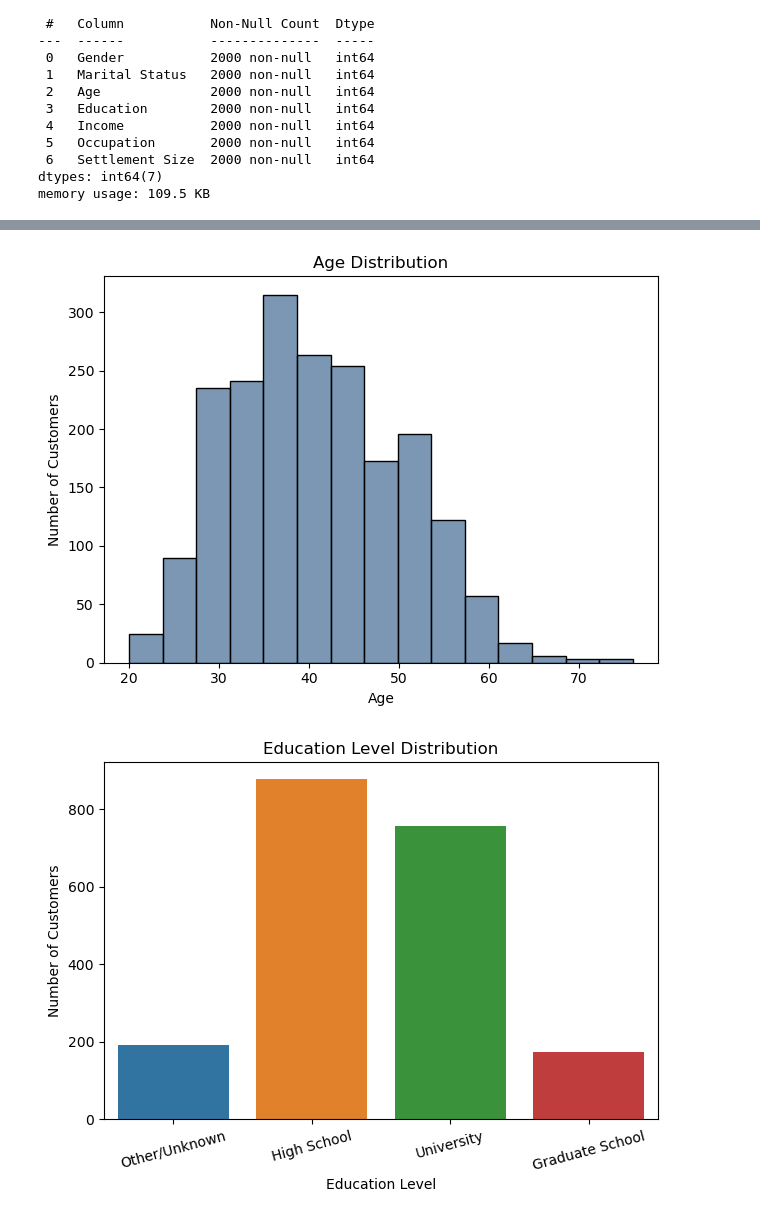
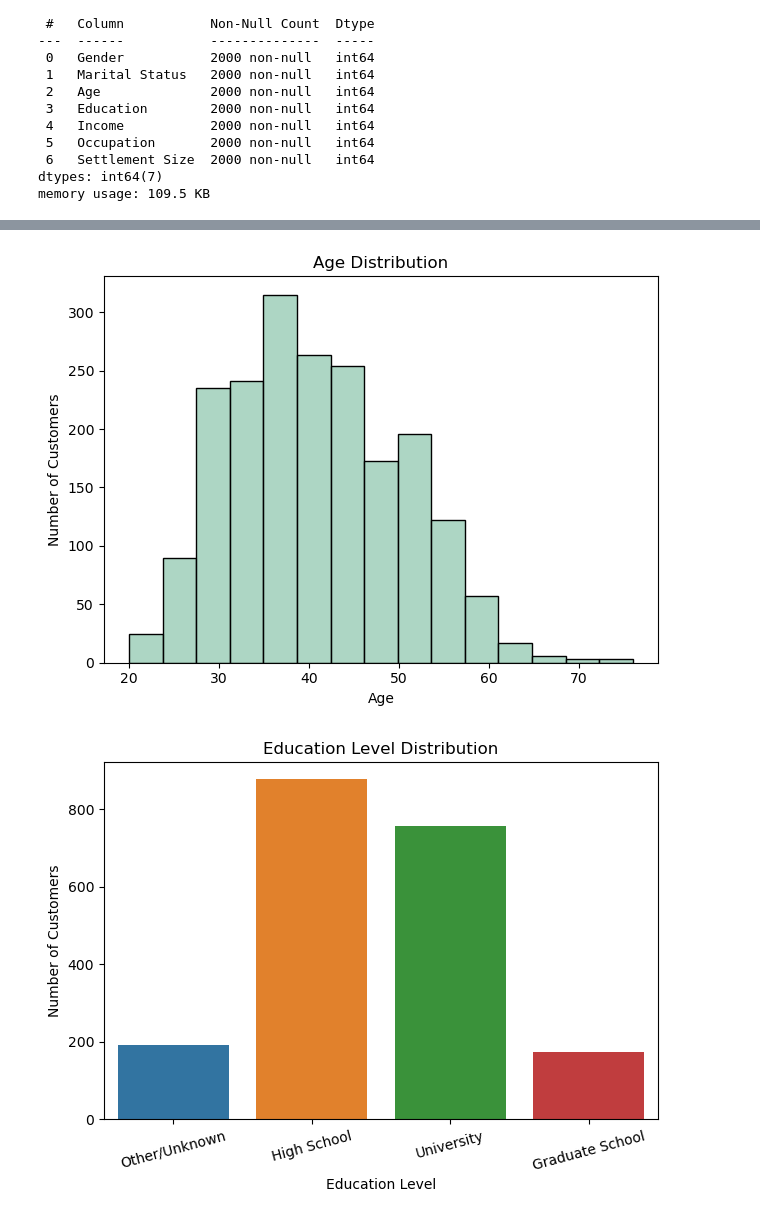
Before and after one commit to hearangheo/Applied-Predictive-Analytics, a Jupyter notebook: Assignment2_HeaRangHeo.ipynb, the cells around one changed output, grey strips where cells are left out. Saved outputs shown, nothing was run; the diff lists cells and outputs as text; code cells hidden in the pictures.

```diff
--- a/Assignment2_HeaRangHeo.ipynb
+++ b/Assignment2_HeaRangHeo.ipynb
@@ -109,12 +126,12 @@ plt.show()
 # %%
-sns.histplot(df_EDA["Age"], bins=15, color='#4F759B')
+sns.histplot(df_EDA["Age"], bins=15, color='#92C9B1')
 plt.title("Age Distribution")
 plt.xlabel("Age")
 plt.ylabel("Number of Customers")
 plt.tight_layout()
 plt.show()
 # %% [output]
-[figure, old version]
+[figure, new version]
 # %%
 # Bar graph of "Education"
 # Map numeric values to education levels
```
Also changed, not shown: parts of 20 cells of this notebook.
